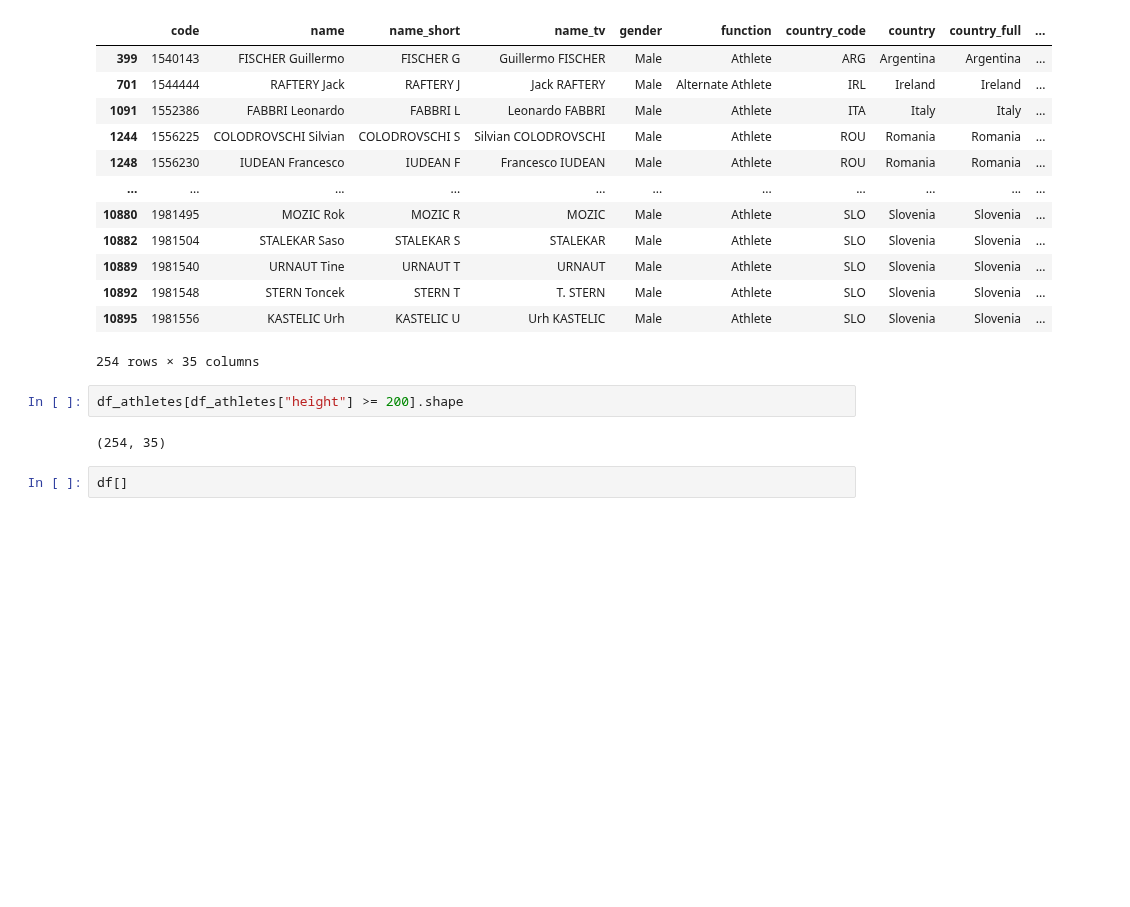
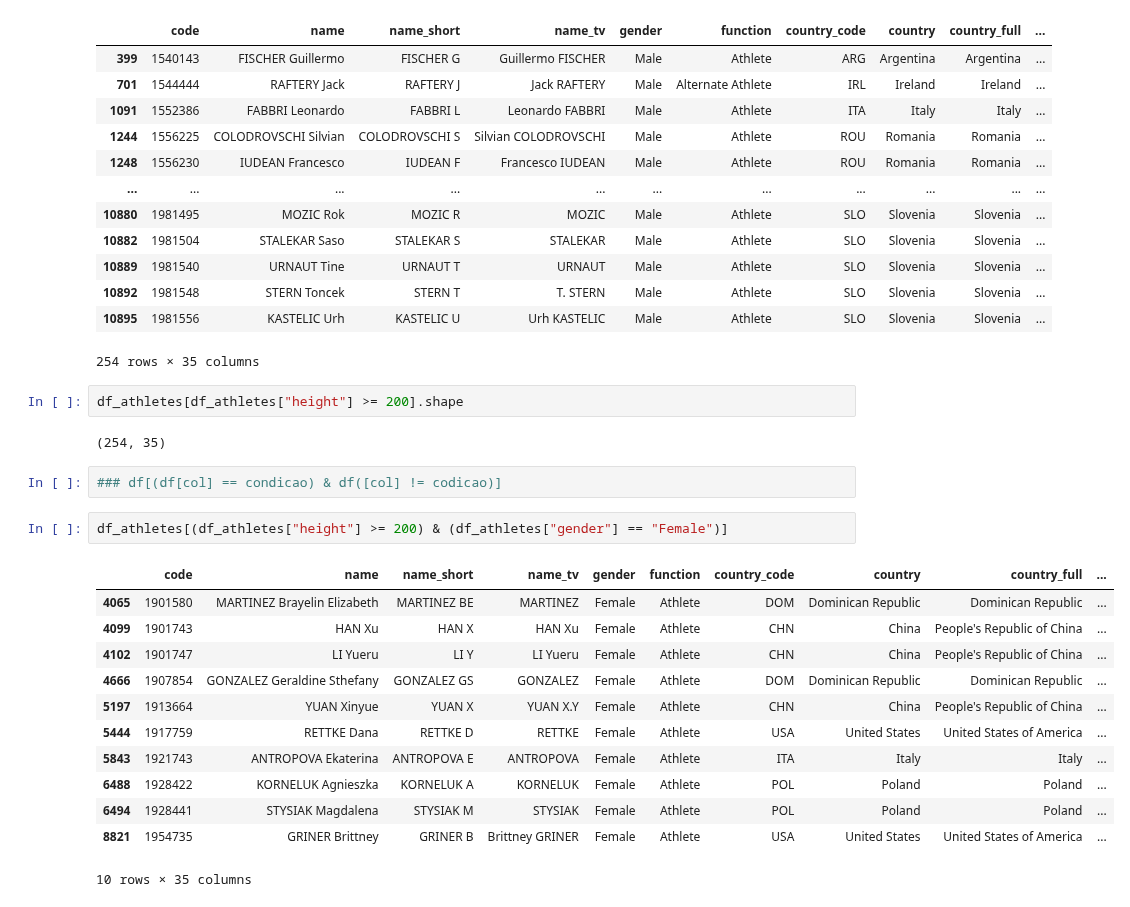
Before and after one commit to Laurentius96/DNC-DataScience, a Jupyter notebook: Materia_8-DataCleaning_Wrangling/Aula/DNC_DSM8_DataCleaning_LendoDadosEmExcel.ipynb, the cells around one changed output. Cells and saved outputs as stored; diff of their text form; blank space fills up the shorter version.

```diff
--- a/Materia_8-DataCleaning_Wrangling/Aula/DNC_DSM8_DataCleaning_LendoDadosEmExcel.ipynb
+++ b/Materia_8-DataCleaning_Wrangling/Aula/DNC_DSM8_DataCleaning_LendoDadosEmExcel.ipynb
@@ -256,4 +256,19 @@ df_athletes[df_athletes["height"] >= 200].shape
 # %% [output]
 (254, 35)
 # %%
-df[]
+### df[(df[col] == condicao) & df([col] != codicao)]
+# %%
+df_athletes[(df_athletes["height"] >= 200) & (df_athletes["gender"] == "Female")]
+# %% [output]
+|  | code | name | name_short | name_tv | gender | function | country_code | country | country_full | ... |
+| 4065 | 1901580 | MARTINEZ Brayelin Elizabeth | MARTINEZ BE | MARTINEZ | Female | Athlete | DOM | Dominican Republic | Dominican Republic | ... |
+| 4099 | 1901743 | HAN Xu | HAN X | HAN Xu | Female | Athlete | CHN | China | People's Republic of China | ... |
+| 4102 | 1901747 | LI Yueru | LI Y | LI Yueru | Female | Athlete | CHN | China | People's Republic of China | ... |
+| 4666 | 1907854 | GONZALEZ Geraldine Sthefany | GONZALEZ GS | GONZALEZ | Female | Athlete | DOM | Dominican Republic | Dominican Republic | ... |
+| 5197 | 1913664 | YUAN Xinyue | YUAN X | YUAN X.Y | Female | Athlete | CHN | China | People's Republic of China | ... |
+| 5444 | 1917759 | RETTKE Dana | RETTKE D | RETTKE | Female | Athlete | USA | United States | United States of America | ... |
+| 5843 | 1921743 | ANTROPOVA Ekaterina | ANTROPOVA E | ANTROPOVA | Female | Athlete | ITA | Italy | Italy | ... |
+| 6488 | 1928422 | KORNELUK Agnieszka | KORNELUK A | KORNELUK | Female | Athlete | POL | Poland | Poland | ... |
+| 6494 | 1928441 | STYSIAK Magdalena | STYSIAK M | STYSIAK | Female | Athlete | POL | Poland | Poland | ... |
+| 8821 | 1954735 | GRINER Brittney | GRINER B | Brittney GRINER | Female | Athlete | USA | United States | United States of America | ... |
+10 rows × 35 columns
```
Also changed, not shown: parts of 2 cells of this notebook.
